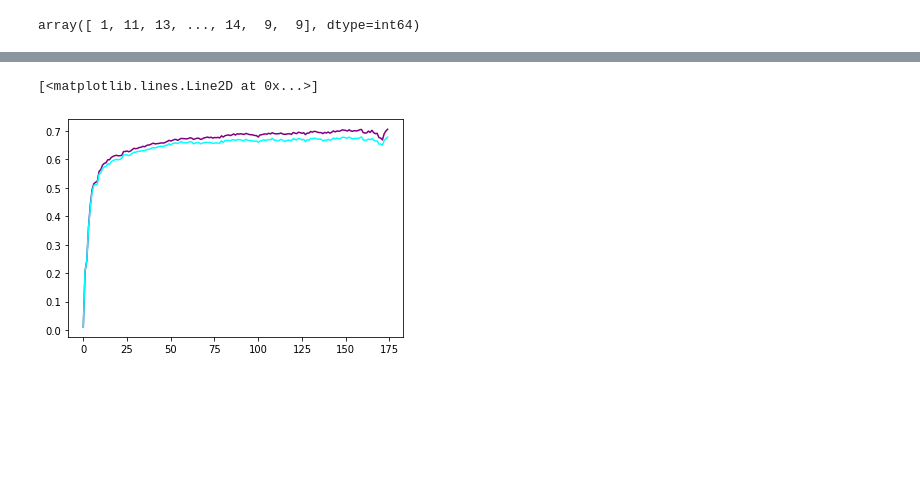
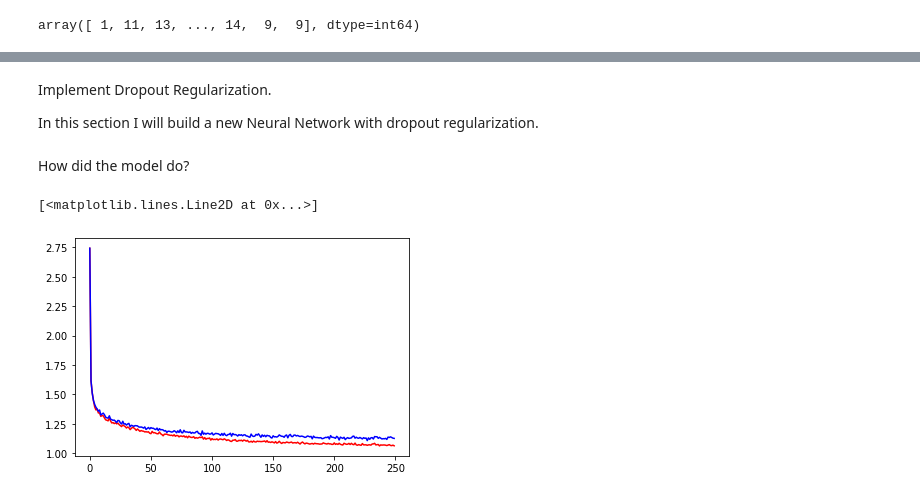
Before and after one commit to mbermont/Spotify_Project, a Jupyter notebook: code/modeling.ipynb, the cells around one changed output, grey strips where cells are left out. Cells and saved outputs as stored; diff of their text form; code cells hidden in the pictures; blank space fills up the shorter version.

```diff
--- a/code/modeling.ipynb
+++ b/code/modeling.ipynb
@@ -116,9 +124,9 @@ train_loss = []
 testing_loss = []
 train_accuracy = []
 test_accuracy = []
-batch_size = 512
+batch_size = 256
 training_size = X.shape[0]
-for epoch in range(175):
+for epoch in range(85):
     with torch.no_grad():
         test_pred = model(X_test_t)
         test_loss = loss_fn(test_pred,y_test_t)
@@ -155,0 +172,5 @@ plt.plot(testing_loss, color= 'blue')
+# %% [markdown]
+
+Implement Dropout Regularization.
+
+In this section I will build a new Neural Network with dropout regularization.
@@ -156,6 +194,44 @@ plt.plot(testing_loss, color= 'blue')
+# %%
+optimizer_drop = torch.optim.Adam(model_drop.parameters(), lr=.001)
+# %%
+train_loss_d = []
+testing_loss_d = []
+train_accuracy_d = []
+test_accuracy_d = []
+batch_size = 1024
+training_size = X.shape[0]
+for epoch in range(1000):
+    with torch.no_grad():
+        test_pred = model_drop(X_test_t)
+        test_loss = drop_loss(test_pred,y_test_t)
+        testing_loss_d.append(test_loss.item())
+        train_pred = model_drop(X_train_t)
+        loss = drop_loss(train_pred, y_train_t)
+        train_loss_d.append(loss.item())
+        train_accuracy_d.append((train_pred.argmax(axis=1) == y_train_t).float().mean())
+        test_accuracy_d.append((test_pred.argmax(axis=1) == y_test_t).float().mean())
+    for batch_idx in range(0, training_size, batch_size):
+        # zero out the optimizer's gradients
+        optimizer_drop.zero_grad()
+
+        # Create X_batch and y_batch
+        X_batch = X_train_t[batch_idx:batch_idx + batch_size]
+        y_batch = y_train_t[batch_idx:batch_idx + batch_size]
+
+        # get predictions and loss
+        pred = model_drop(X_batch)
+
+        loss = drop_loss(pred, y_batch)
+        # back propagate
+        loss.backward()
+
+        # step
+        optimizer_drop.step()
+# %% [markdown]
+How did the model do?
 # %%
-plt.plot(train_accuracy, color= 'purple')
-plt.plot(test_accuracy, color= 'cyan')
+plt.plot(train_loss_d, color='red')
+plt.plot(testing_loss_d, color= 'blue')
 # %% [output]
 [<matplotlib.lines.Line2D at 0x...>]
-[figure, old version]
+[figure, new version]
```
Also changed, not shown: parts of 12 cells of this notebook, 8 other files.
